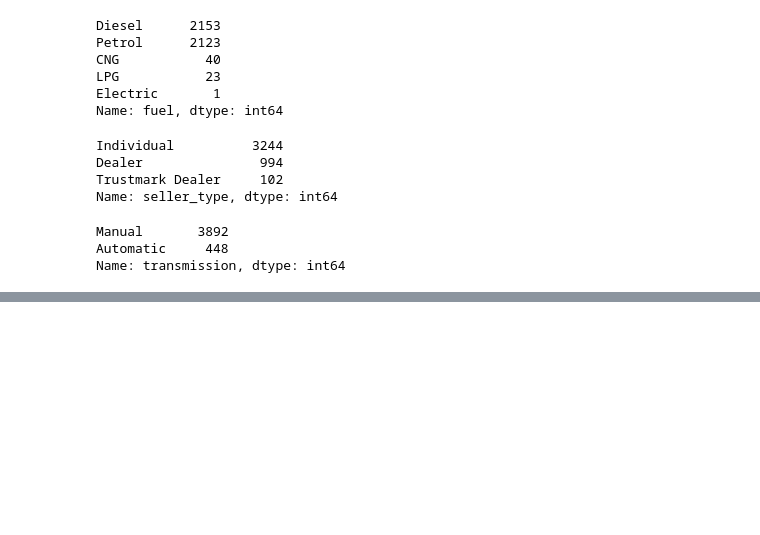
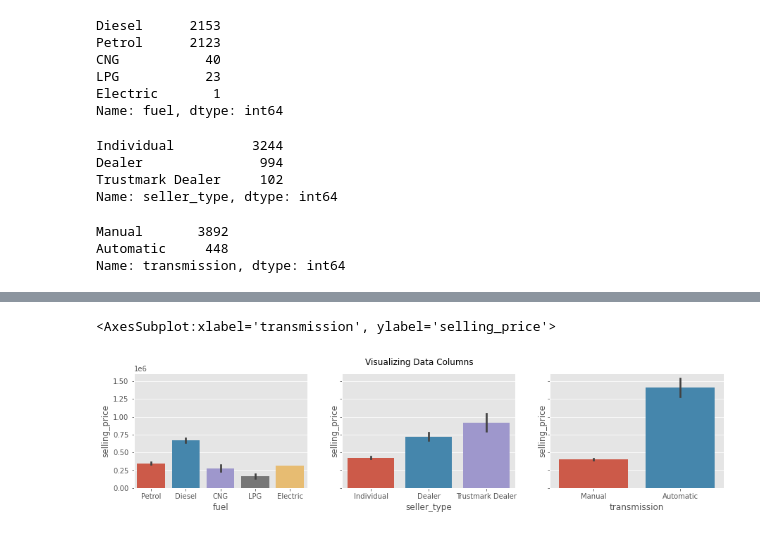
Before and after one commit to cwg7/car-price-predictions, a Jupyter notebook: car_price_predictions.ipynb, the cells around one changed output, grey strips where cells are left out. Drawn from its saved outputs; the diff is of its cells as text; code cells hidden in the pictures; blank space fills up the shorter version.

```diff
--- a/car_price_predictions.ipynb
+++ b/car_price_predictions.ipynb
@@ -93,0 +119,9 @@ Name: transmission, dtype: int64
+# %%
+fig, axes = plt.subplots(1,3,figsize=(15,3), sharey=True)
+fig.suptitle('Visualizing Data Columns')
+sns.barplot(x=fuel, y=selling_price, ax= axes[0])
+sns.barplot(x= seller_type, y= selling_price, ax= axes[1])
+sns.barplot(x= transmission, y= selling_price, ax= axes[2])
+# %% [output]
+<AxesSubplot:xlabel='transmission', ylabel='selling_price'>
+[figure, added]
```
Also changed, not shown: parts of 4 cells of this notebook.
